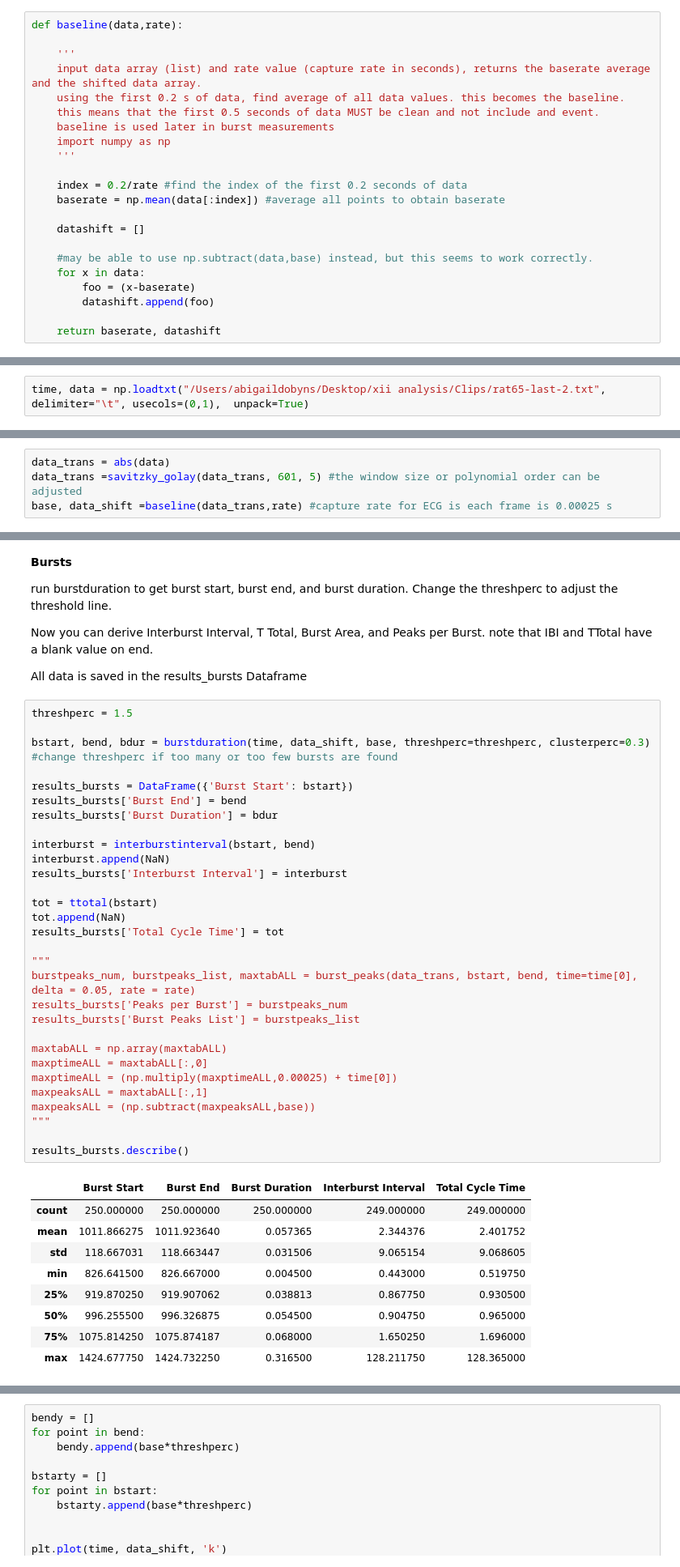
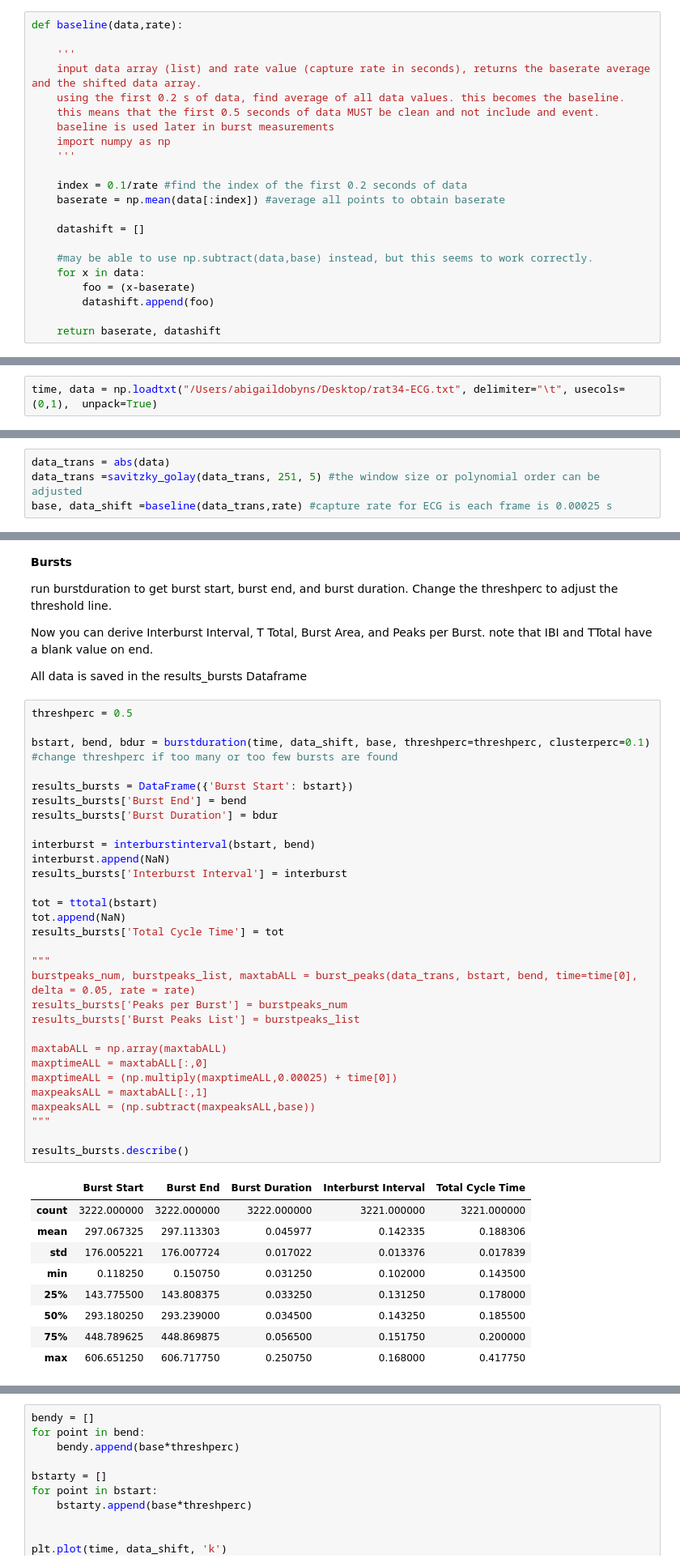
Before and after one commit to aedobyns/lab, a Jupyter notebook: XII template.ipynb, the cells around one changed output, grey strips where cells are left out. Shown: that part at 81% size. Saved outputs shown, nothing was run; the diff lists cells and outputs as text.

```diff
--- a/XII template.ipynb
+++ b/XII template.ipynb
@@ -158,7 +158,7 @@ def baseline(data,rate):
     import numpy as np
     '''
 
-    index = 0.2/rate #find the index of the first 0.2 seconds of data
+    index = 0.1/rate #find the index of the first 0.2 seconds of data
     baserate = np.mean(data[:index]) #average all points to obtain baserate
 
     datashift = []
@@ -474,5 +474,5 @@ Use this moment to check any slicing you need to do to cut out problematic data
 
 Lastly, it is assumed that the caputre rate is 4000frames/second (4k). if this is not true, adjustments must be made to replace each instance of 0.00025 in the code
 # %%
-time, data = np.loadtxt("/Users/abigaildobyns/Desktop/xii analysis/Clips/rat65-last-2.txt", delimiter="\t", usecols=(0,1),  unpack=True)
+time, data = np.loadtxt("/Users/abigaildobyns/Desktop/rat34-ECG.txt", delimiter="\t", usecols=(0,1),  unpack=True)
 # %%
@@ -489,7 +489,7 @@ DataCursor(figure)
 plt.show(figure)
 # %%
 data_trans = abs(data)
-data_trans =savitzky_golay(data_trans, 601, 5) #the window size or polynomial order can be adjusted
+data_trans =savitzky_golay(data_trans, 251, 5) #the window size or polynomial order can be adjusted
 base, data_shift =baseline(data_trans,rate) #capture rate for ECG is each frame is 0.00025 s
 # %%
 figure = plt.plot(time, data_trans)
@@ -573,45 +573,45 @@ Now you can derive Interburst Interval, T Total, Burst Area, and Peaks per Burst
 
 All data is saved in the results_bursts Dataframe
 # %%
-threshperc = 1.5
+threshperc = 0.5
 
-bstart, bend, bdur = burstduration(time, data_shift, base, threshperc=threshperc, clusterperc=0.3) #change threshperc if too many or too few bursts are found
+bstart, bend, bdur = burstduration(time, data_shift, base, threshperc=threshperc, clusterperc=0.1) #change threshperc if too many or too few bursts are found
 
 results_bursts = DataFrame({'Burst Start': bstart})
 results_bursts['Burst End'] = bend
 results_bursts['Burst Duration'] = bdur
 
 interburst = interburstinterval(bstart, bend)
 interburst.append(NaN)
 results_bursts['Interburst Interval'] = interburst
 
 tot = ttotal(bstart)
 tot.append(NaN)
 results_bursts['Total Cycle Time'] = tot
 
 """
 burstpeaks_num, burstpeaks_list, maxtabALL = burst_peaks(data_trans, bstart, bend, time=time[0], delta = 0.05, rate = rate)
 results_bursts['Peaks per Burst'] = burstpeaks_num
 results_bursts['Burst Peaks List'] = burstpeaks_list
 
 maxtabALL = np.array(maxtabALL)
 maxptimeALL = maxtabALL[:,0]
 maxptimeALL = (np.multiply(maxptimeALL,0.00025) + time[0])
 maxpeaksALL = maxtabALL[:,1]
 maxpeaksALL = (np.subtract(maxpeaksALL,base))
 """
 
 results_bursts.describe()
 # %% [output]
 |  | Burst Start | Burst End | Burst Duration | Interburst Interval | Total Cycle Time |
-| count | 250.000000 | 250.000000 | 250.000000 | 249.000000 | 249.000000 |
-| mean | 1011.866275 | 1011.923640 | 0.057365 | 2.344376 | 2.401752 |
-| std | 118.667031 | 118.663447 | 0.031506 | 9.065154 | 9.068605 |
-| min | 826.641500 | 826.667000 | 0.004500 | 0.443000 | 0.519750 |
-| 25% | 919.870250 | 919.907062 | 0.038813 | 0.867750 | 0.930500 |
-| 50% | 996.255500 | 996.326875 | 0.054500 | 0.904750 | 0.965000 |
-| 75% | 1075.814250 | 1075.874187 | 0.068000 | 1.650250 | 1.696000 |
-| max | 1424.677750 | 1424.732250 | 0.316500 | 128.211750 | 128.365000 |
+| count | 3222.000000 | 3222.000000 | 3222.000000 | 3221.000000 | 3221.000000 |
+| mean | 297.067325 | 297.113303 | 0.045977 | 0.142335 | 0.188306 |
+| std | 176.005221 | 176.007724 | 0.017022 | 0.013376 | 0.017839 |
+| min | 0.118250 | 0.150750 | 0.031250 | 0.102000 | 0.143500 |
+| 25% | 143.775500 | 143.808375 | 0.033250 | 0.131250 | 0.178000 |
+| 50% | 293.180250 | 293.239000 | 0.034500 | 0.143250 | 0.185500 |
+| 75% | 448.789625 | 448.869875 | 0.056500 | 0.151750 | 0.200000 |
+| max | 606.651250 | 606.717750 | 0.250750 | 0.168000 | 0.417750 |
 8 rows × 5 columns
 # %%
 bendy = []
```
Also changed, not shown: parts of 6 cells of this notebook.
